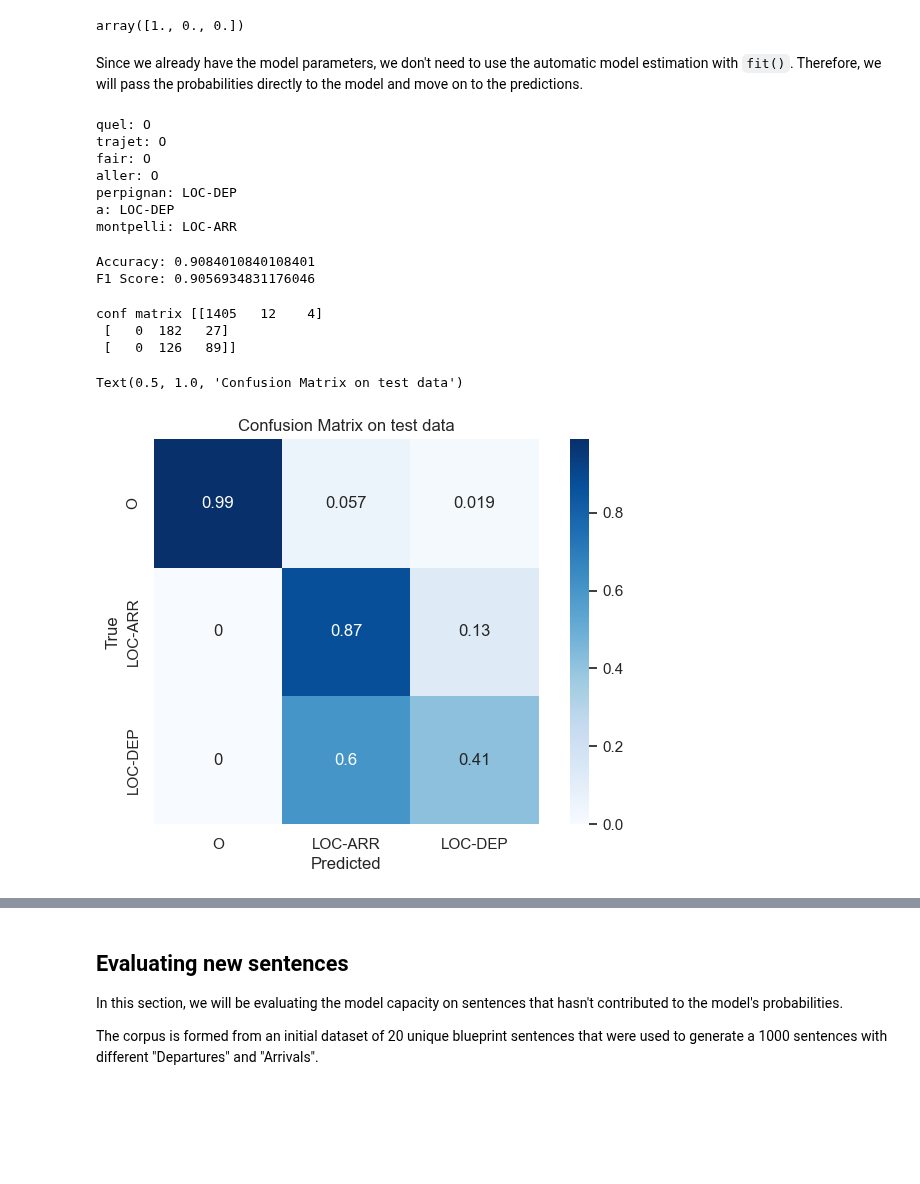
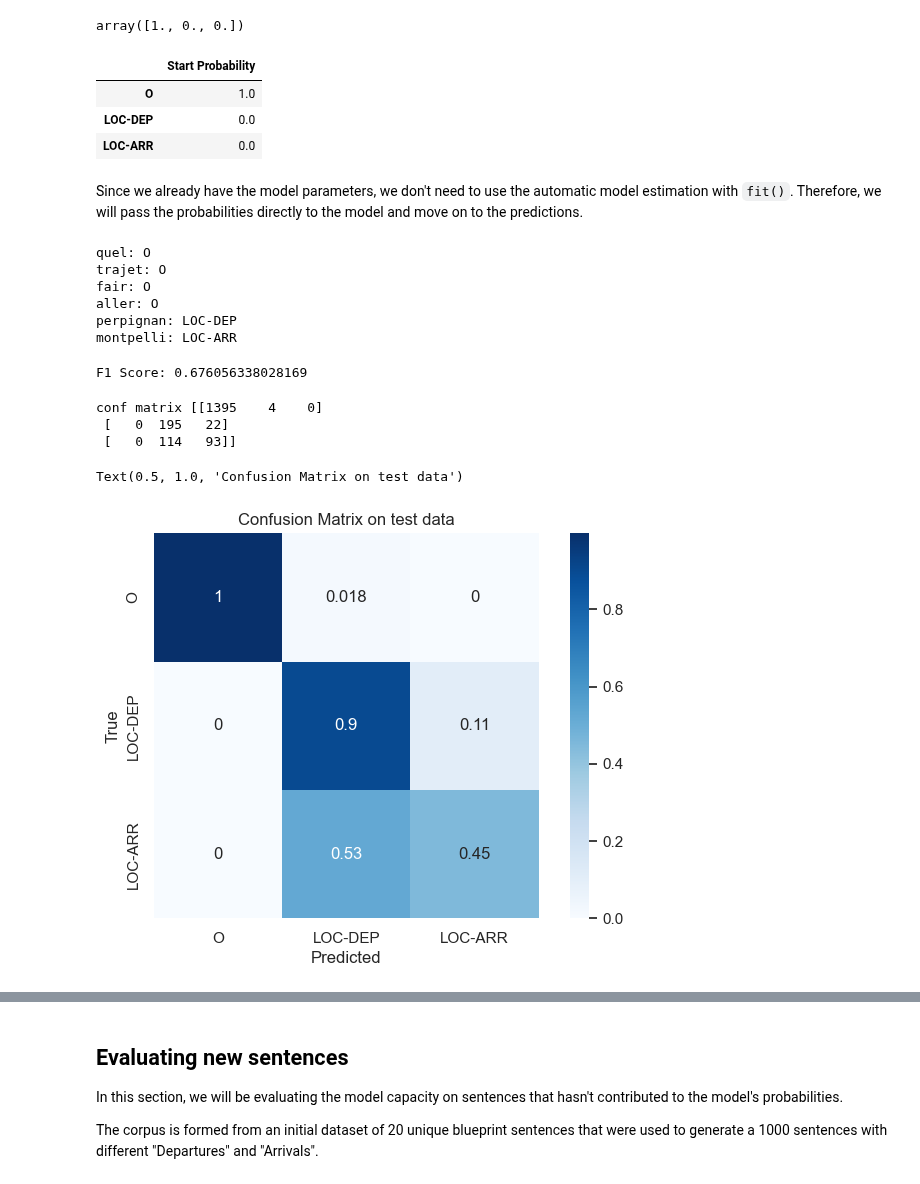
Before and after one commit to lucas066001/TravelOrderResolver, a Jupyter notebook: hmm_ner.ipynb, the cells around one changed output, grey strips where cells are left out. Cells and saved outputs as stored; diff of their text form; code cells hidden in the pictures; blank space fills up the shorter version.

```diff
--- a/hmm_ner.ipynb
+++ b/hmm_ner.ipynb
@@ -18,7 +14,7 @@ processed_labels = []
 
 for sentence, label in zip(sentences, labels):
     p_sentence, p_label = process_sentence(
-        sentence, stemming=True, labels_to_adapt=label
+        sentence, stemming=True, labels_to_adapt=label, rm_stopwords=True
     )
     processed_sentences.append(p_sentence)
     processed_labels.append(p_label)
@@ -265,6 +281,17 @@ startprob = np.array(list(startprob.values()))
 startprob
 # %% [output]
 array([1., 0., 0.])
+# %%
+startprob_df = pd.DataFrame(
+    startprob, index=unique_labels.keys(), columns=["Start Probability"]
+)
+
+startprob_df
+# %% [output]
+|  | Start Probability |
+| O | 1.0 |
+| LOC-DEP | 0.0 |
+| LOC-ARR | 0.0 |
 # %% [markdown]
 Since we already have the model parameters, we don't need to use the automatic model estimation with `fit()`. Therefore, we will pass the probabilities directly to the model and move on to the predictions.
 # %%
@@ -299,9 +326,9 @@ from app.travel_resolver.libs.nlp.data_processing import process_sentence
 
 vocab = list(em_prob_dict.keys())
 
-test_sentence = "Quel trajet faire pour aller de Perpignan a Montpellier"
+test_sentence = "Quel trajet faire pour aller de Perpignan à Montpellier"
 
-test_sentence = process_sentence(test_sentence, stemming=True)
+test_sentence = process_sentence(test_sentence, stemming=True, rm_stopwords=True)
 
 test_sentence_encoded = encode_sentence(test_sentence, vocab)
 
@@ -317,7 +344,6 @@ trajet: O
 fair: O
 aller: O
 perpignan: LOC-DEP
-a: LOC-DEP
 montpelli: LOC-ARR
 # %%
 test_sentences_encoded = [
@@ -335,45 +361,42 @@ predicted_labels_test = hmm.predict(test_sentences_encoded, test_sentences_lengt
 # %%
 from sklearn.metrics import accuracy_score, f1_score
 
-y_test = [item for sublist in y_test for item in sublist]
+y_test_flat = [item for sublist in y_test for item in sublist]
 
-accuracy = accuracy_score(y_test, predicted_labels_test)
-f1 = f1_score(y_test, predicted_labels_test, average="weighted")
+f1 = f1_score(y_test_flat, predicted_labels_test, average="micro", labels=[1, 2])
 
-print(f"Accuracy: {accuracy}")
 print(f"F1 Score: {f1}")
 # %% [output]
-Accuracy: 0.9084010840108401
-F1 Score: 0.9056934831176046
+F1 Score: 0.676056338028169
 # %%
 from sklearn.metrics import confusion_matrix
 
-conf_matrix = confusion_matrix(y_test, predicted_labels_test)
+conf_matrix = confusion_matrix(y_test_flat, predicted_labels_test)
 
 print("conf matrix", conf_matrix)
 
 conf_matrix = conf_matrix / conf_matrix.sum(axis=1)
 
 conf_matrix_df = pd.DataFrame(conf_matrix, columns=tags, index=tags)
 
 
 plt.figure(figsize=(8, 5))
 
 sns.set(font_scale=1)
 
 sns.heatmap(
     conf_matrix_df, annot=True, square=True, annot_kws={"fontsize": 12}, cmap="Blues"
 )
 
 plt.xlabel("Predicted")
 plt.ylabel("True")
 plt.title("Confusion Matrix on test data")
 # %% [output]
-conf matrix [[1405   12    4]
- [   0  182   27]
- [   0  126   89]]
+conf matrix [[1395    4    0]
+ [   0  195   22]
+ [   0  114   93]]
 Text(0.5, 1.0, 'Confusion Matrix on test data')
-[figure, old version]
+[figure, new version]
 # %%
 from sklearn.metrics import RocCurveDisplay
 from sklearn.preprocessing import LabelBinarizer
```
Also changed, not shown: parts of 19 cells of this notebook, 1 other file.
